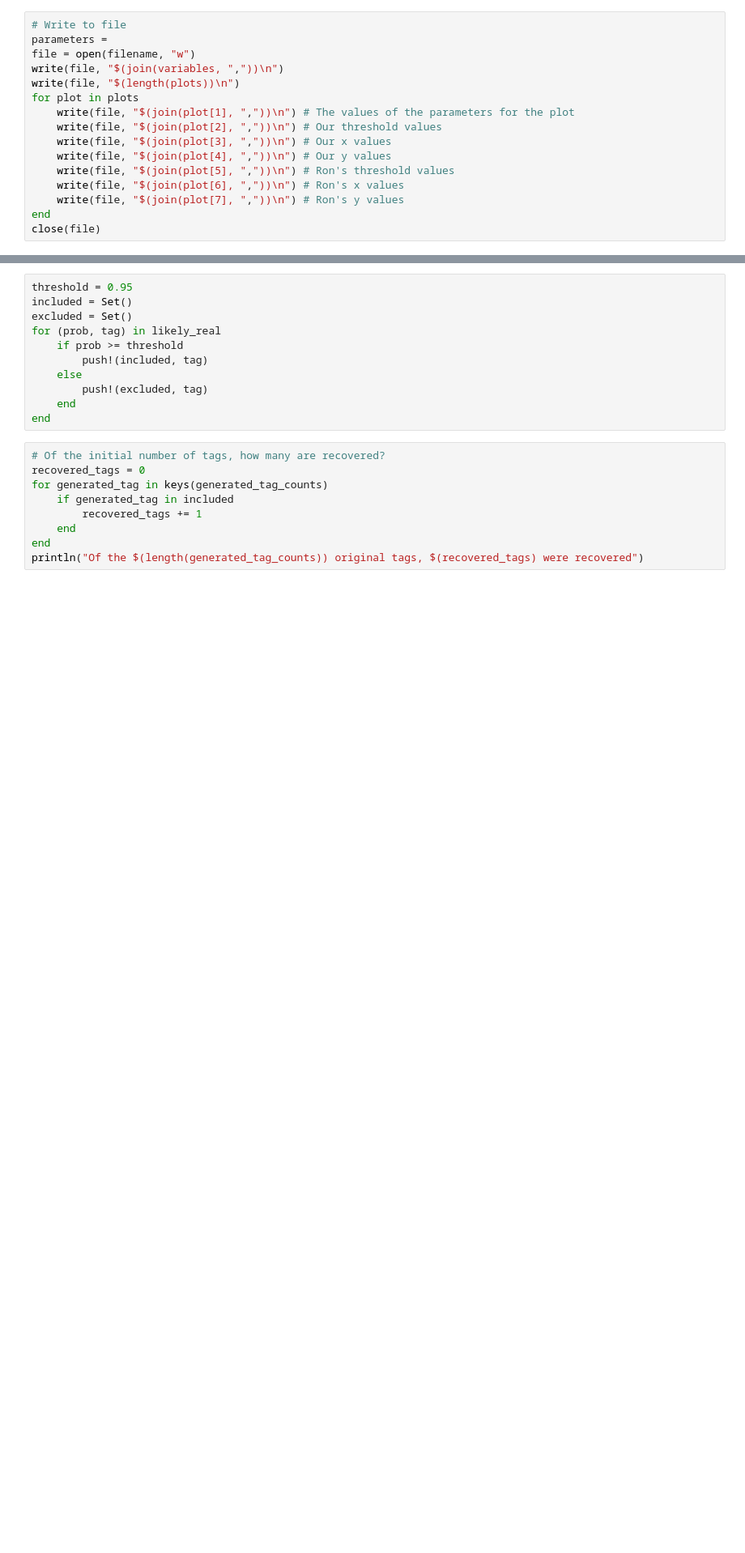
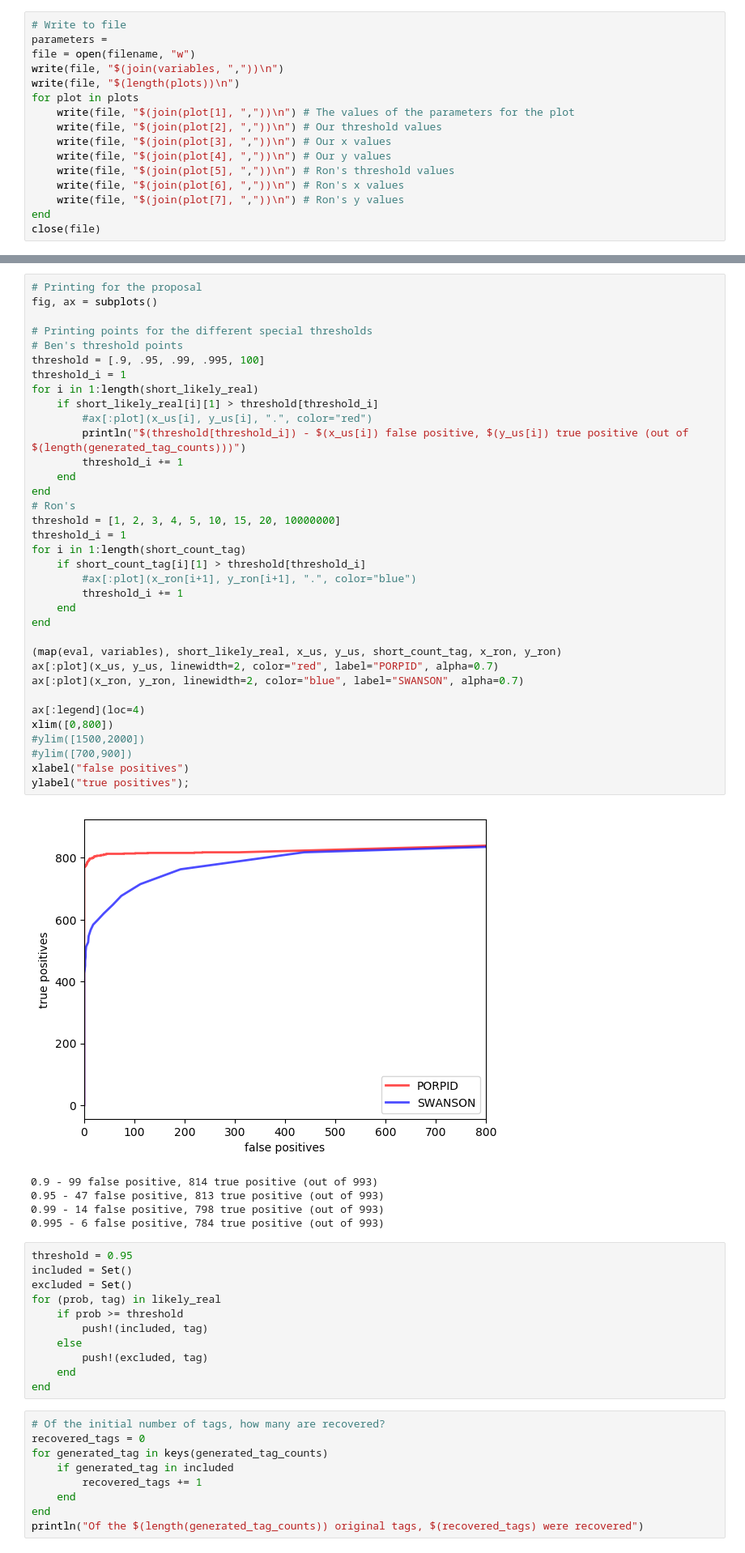
Before and after one commit to HughMurrell/PORPID.jl, a Jupyter notebook: SimulatingWithBensSimulation+Binning+Resolving+Graph.ipynb, the cells around one changed output, grey strips where cells are left out. Shown: that part at 81% size. Cells and saved outputs as stored; diff of their text form; blank space fills up the shorter version.

```diff
--- a/SimulatingWithBensSimulation+Binning+Resolving+Graph.ipynb
+++ b/SimulatingWithBensSimulation+Binning+Resolving+Graph.ipynb
@@ -390,3 +388,44 @@ ylabel("true positives");
+# %%
+# Printing for the proposal
+fig, ax = subplots()
+
+# Printing points for the different special thresholds
+# Ben's threshold points
+threshold = [.9, .95, .99, .995, 100]
+threshold_i = 1
+for i in 1:length(short_likely_real)
+    if short_likely_real[i][1] > threshold[threshold_i]
+        #ax[:plot](x_us[i], y_us[i], ".", color="red")
+        println("$(threshold[threshold_i]) - $(x_us[i]) false positive, $(y_us[i]) true positive (out of $(length(generated_tag_counts)))")
+        threshold_i += 1
+    end
+end
+# Ron's
+threshold = [1, 2, 3, 4, 5, 10, 15, 20, 10000000]
+threshold_i = 1
+for i in 1:length(short_count_tag)
+    if short_count_tag[i][1] > threshold[threshold_i]
+        #ax[:plot](x_ron[i+1], y_ron[i+1], ".", color="blue")
+        threshold_i += 1
+    end
+end
+
+(map(eval, variables), short_likely_real, x_us, y_us, short_count_tag, x_ron, y_ron)
+ax[:plot](x_us, y_us, linewidth=2, color="red", label="PORPID", alpha=0.7)
+ax[:plot](x_ron, y_ron, linewidth=2, color="blue", label="SWANSON", alpha=0.7)
+
+ax[:legend](loc=4)
+xlim([0,800])
+#ylim([1500,2000])
+#ylim([700,900])
+xlabel("false positives")
+ylabel("true positives");
+# %% [output]
+[figure, added]
+0.9 - 99 false positive, 814 true positive (out of 993)
+0.95 - 47 false positive, 813 true positive (out of 993)
+0.99 - 14 false positive, 798 true positive (out of 993)
+0.995 - 6 false positive, 784 true positive (out of 993)
 # %%
 threshold = 0.95
 included = Set()
```
Also changed, not shown: parts of 19 cells of this notebook.
